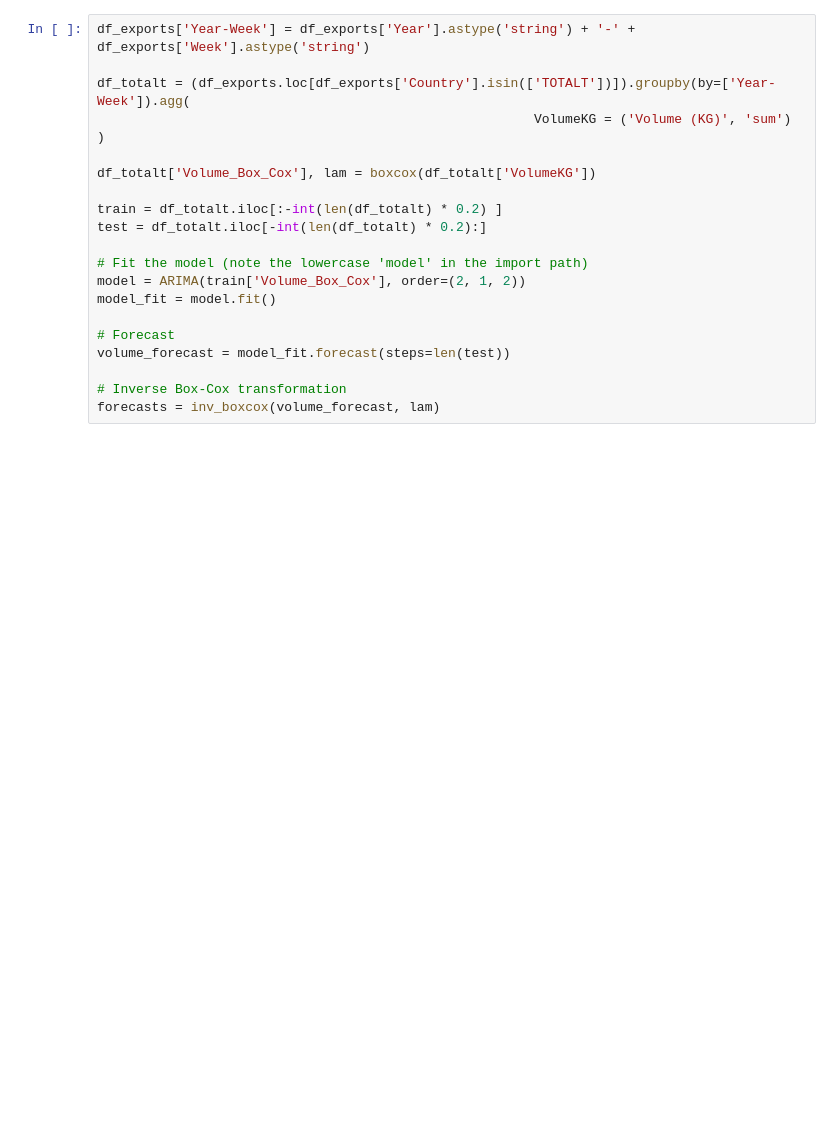
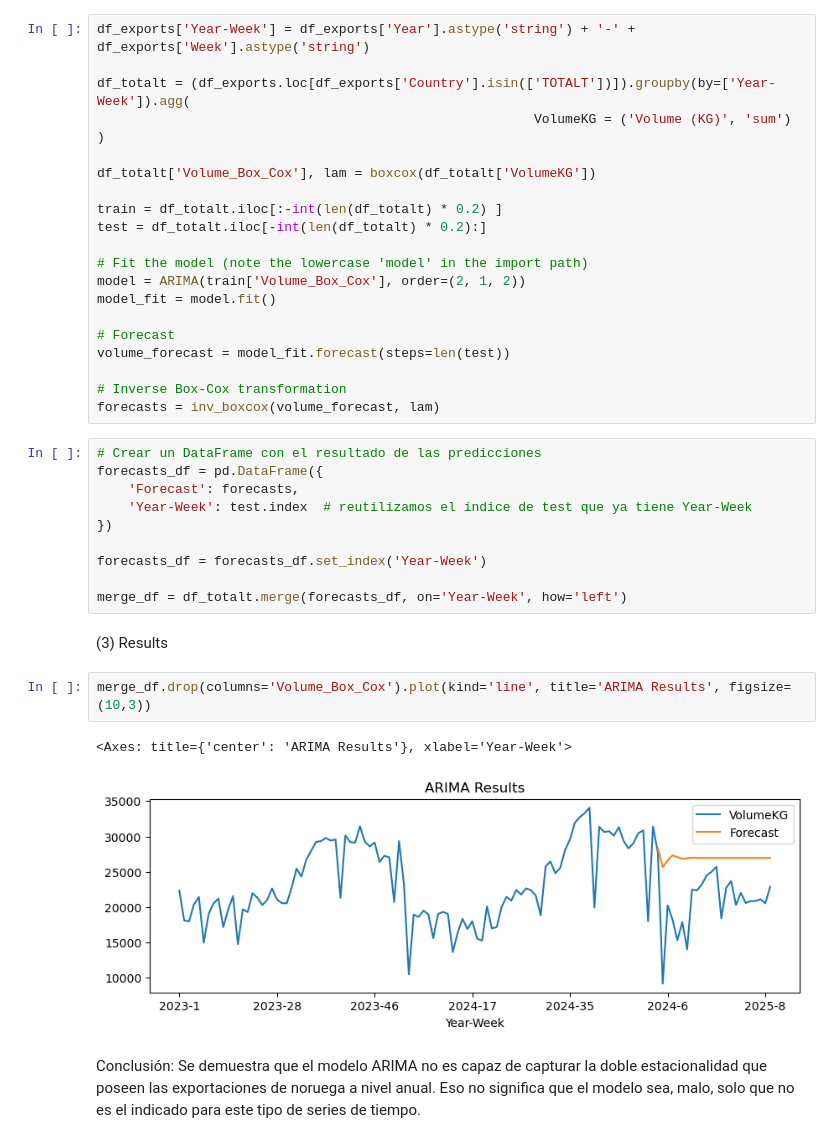
Before and after one commit to robert-pinochetg/time-series-analysis, a Jupyter notebook: 02-insights/02-norway-exports-arima-model.ipynb, the cells around one changed output. Saved outputs shown, nothing was run; the diff lists cells and outputs as text; blank space fills up the shorter version.

Commit message:
end of arima model, results were not well

```diff
--- a/02-insights/02-norway-exports-arima-model.ipynb
+++ b/02-insights/02-norway-exports-arima-model.ipynb
@@ -72,3 +72,22 @@ volume_forecast = model_fit.forecast(steps=len(test))
 
 # Inverse Box-Cox transformation
 forecasts = inv_boxcox(volume_forecast, lam)
+# %%
+# Crear un DataFrame con el resultado de las predicciones
+forecasts_df = pd.DataFrame({
+    'Forecast': forecasts,
+    'Year-Week': test.index  # reutilizamos el índice de test que ya tiene Year-Week
+})
+
+forecasts_df = forecasts_df.set_index('Year-Week')
+
+merge_df = df_totalt.merge(forecasts_df, on='Year-Week', how='left')
+# %% [markdown]
+(3) Results
+# %%
+merge_df.drop(columns='Volume_Box_Cox').plot(kind='line', title='ARIMA Results', figsize=(10,3))
+# %% [output]
+<Axes: title={'center': 'ARIMA Results'}, xlabel='Year-Week'>
+[figure, added]
+# %% [markdown]
+Conclusión: Se demuestra que el modelo ARIMA no es capaz de capturar la doble estacionalidad que poseen las exportaciones de noruega a nivel anual. Eso no significa que el modelo sea, malo, solo que no es el indicado para este tipo de series de tiempo.
```
